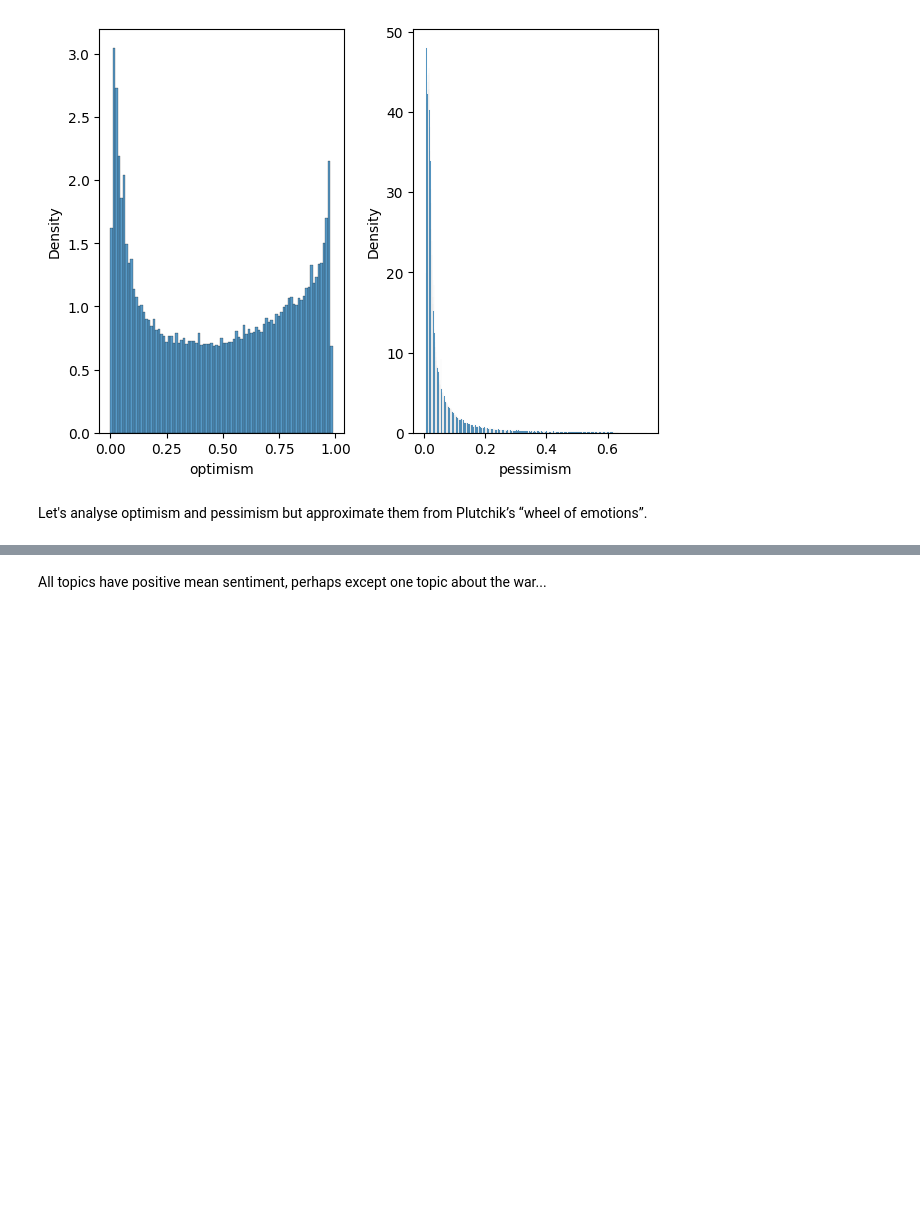
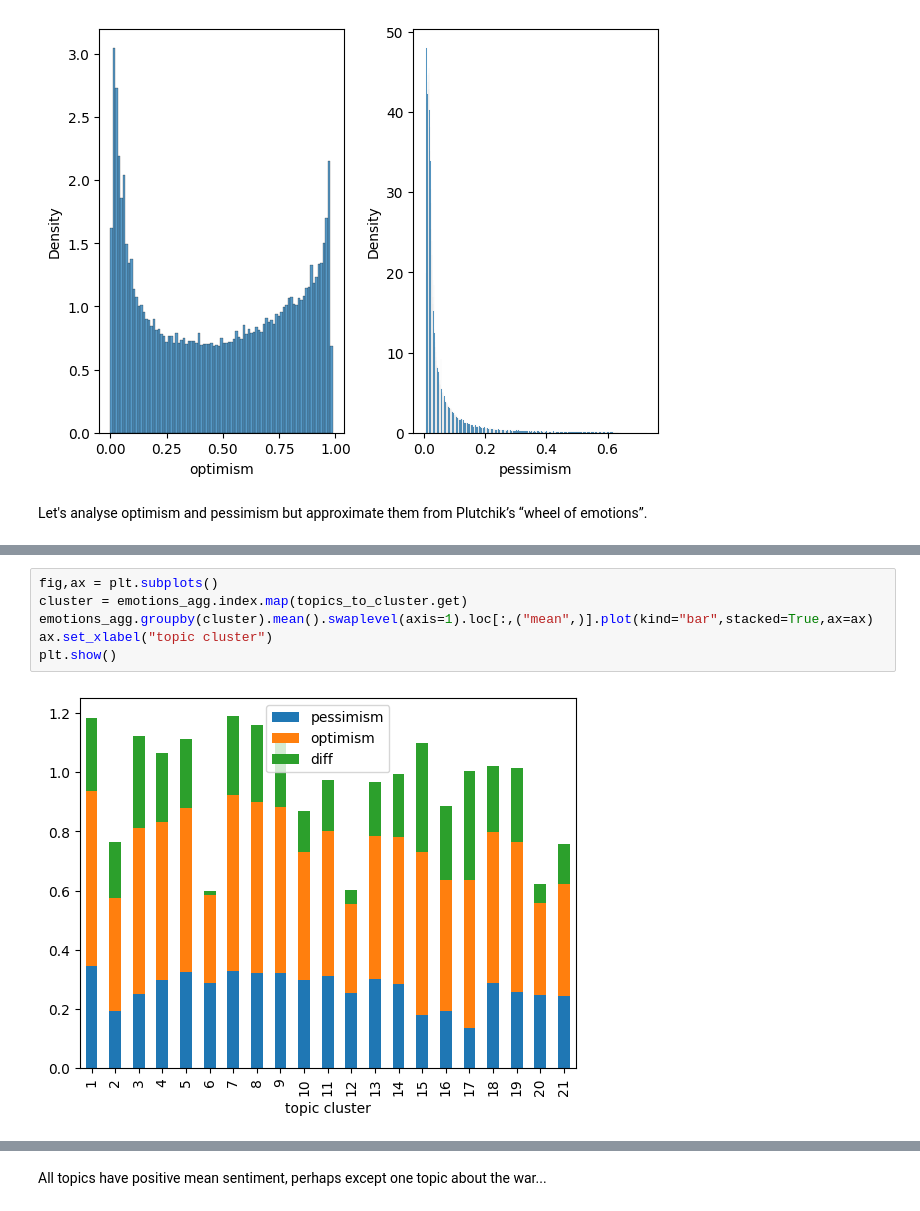
Before and after one commit to maciejskorski/anticipatio, a Jupyter notebook: src/Emotions.ipynb, the cells around one changed output, grey strips where cells are left out. Saved outputs shown, nothing was run; the diff lists cells and outputs as text; blank space fills up the shorter version.

```diff
--- a/src/Emotions.ipynb
+++ b/src/Emotions.ipynb
@@ -82,3 +158,11 @@ emotions_corr = pd.DataFrame({"pessimism":pessimism,"optimism":optimism,"topic":
+# %%
+fig,ax = plt.subplots()
+cluster = emotions_agg.index.map(topics_to_cluster.get)
+emotions_agg.groupby(cluster).mean().swaplevel(axis=1).loc[:,("mean",)].plot(kind="bar",stacked=True,ax=ax)
+ax.set_xlabel("topic cluster")
+plt.show()
+# %% [output]
+[figure, added]
 # %%
 import matplotlib.pyplot as plt
 
```
Also changed, not shown: parts of 4 cells of this notebook.
